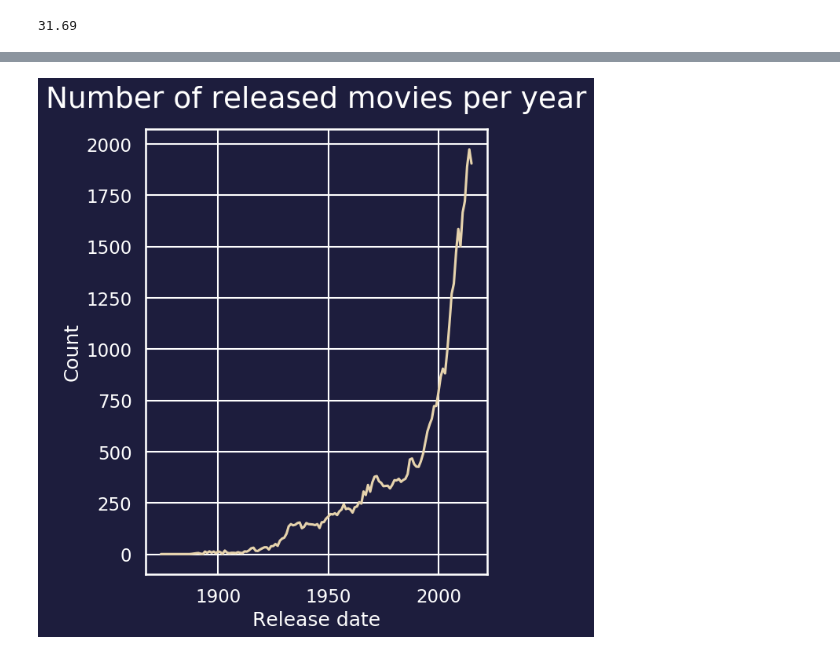
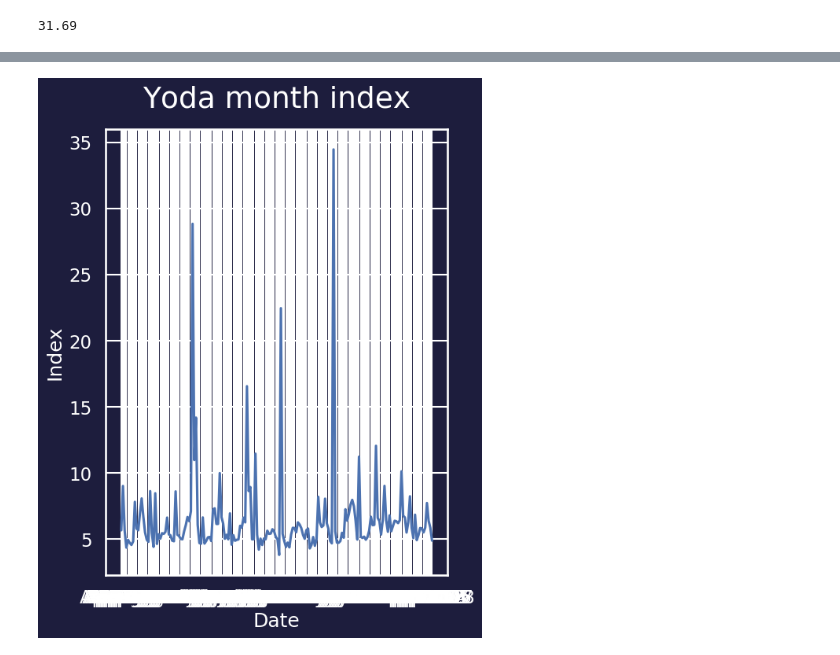
Before and after one commit to datatrooper/instatrooper, a Jupyter notebook: notebooks/2020/t1/starwars.ipynb, the cells around one changed output, grey strips where cells are left out. Saved outputs shown, nothing was run; the diff lists cells and outputs as text; code cells hidden in the pictures.

```diff
--- a/notebooks/2020/t1/starwars.ipynb
+++ b/notebooks/2020/t1/starwars.ipynb
@@ -34,4 +34,4 @@ mpl.rcParams['axes.labelcolor'] = COLOR
 mpl.rcParams['xtick.color'] = COLOR
 mpl.rcParams['ytick.color'] = COLOR
 # %%
-df = pd.read_csv("../../../data/20190503_StarWarsmonthly.csv").set_index('Date')
+df = pd.read_csv("../../../data/20190503_StarWarsmonthly.csv")
@@ -126,10 +62,10 @@ by_year.tail()
 # %%
 plt.figure(figsize=(5,7))
-ax = sns.lineplot(x="release_date", y="cuenta", data=by_year, color='#E6D3AD')
+ax = sns.lineplot(x="Date", y="Yoda", data=df)#, color='#E6D3AD')
 
-ax.set_title("Number of released movies per year", pad=20, fontsize=27)
-plt.xlabel("Release date")
-plt.ylabel("Count")
+ax.set_title("Yoda month index", pad=20, fontsize=27)
+plt.xlabel("Date")
+plt.ylabel("Index")
 plt.show()
 # %% [output]
-[figure, old version]
+[figure, new version]
```
Also changed, not shown: parts of 15 cells of this notebook, 2 other files.
